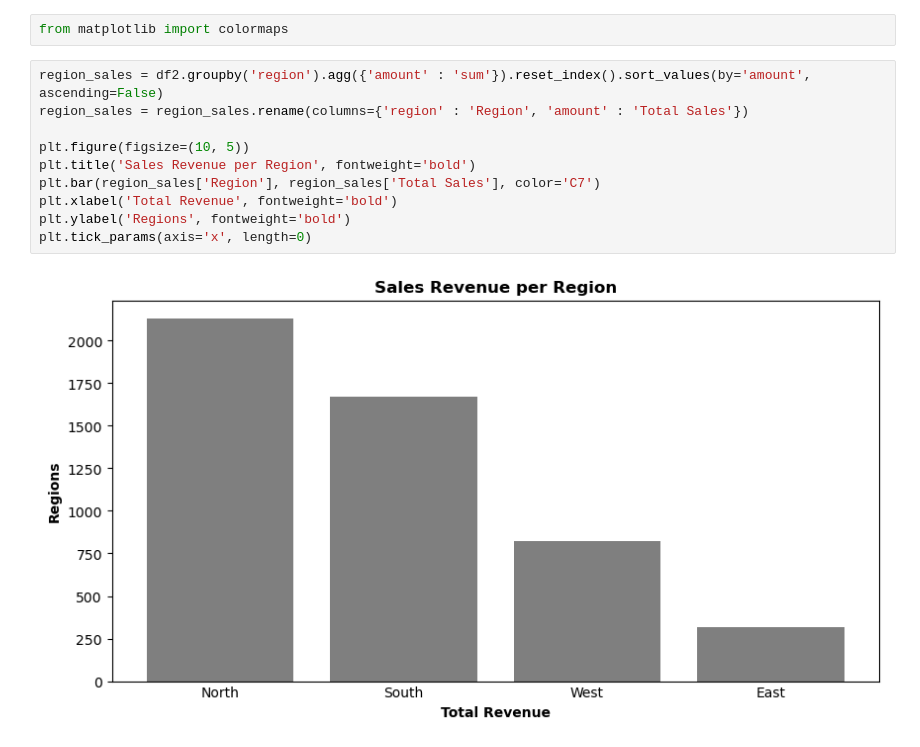
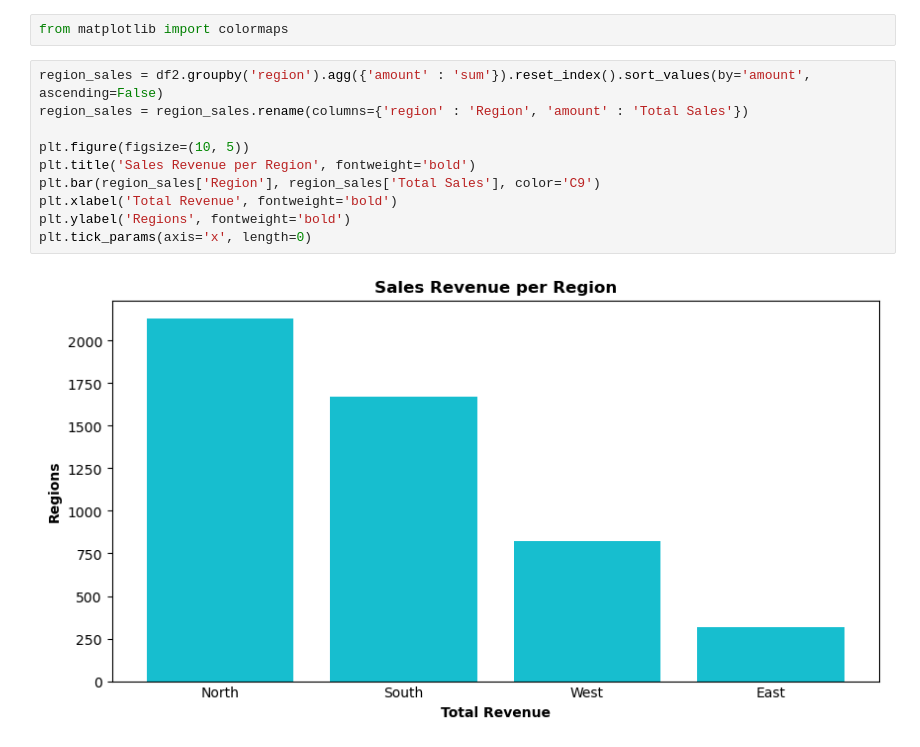
Before and after one commit to leiandrei/E-Commerce-Dataset, a Jupyter notebook: Practice #1 -Mock E-Commerce Dataset.ipynb, the cells around one changed output. Drawn from its saved outputs; the diff is of its cells as text.

```diff
--- a/Practice #1 -Mock E-Commerce Dataset.ipynb
+++ b/Practice #1 -Mock E-Commerce Dataset.ipynb
@@ -236,12 +236,12 @@ from matplotlib import colormaps
 # %%
 region_sales = df2.groupby('region').agg({'amount' : 'sum'}).reset_index().sort_values(by='amount', ascending=False)
 region_sales = region_sales.rename(columns={'region' : 'Region', 'amount' : 'Total Sales'})
 
 plt.figure(figsize=(10, 5))
 plt.title('Sales Revenue per Region', fontweight='bold')
-plt.bar(region_sales['Region'], region_sales['Total Sales'], color='C7')
+plt.bar(region_sales['Region'], region_sales['Total Sales'], color='C9')
 plt.xlabel('Total Revenue', fontweight='bold')
 plt.ylabel('Regions', fontweight='bold')
 plt.tick_params(axis='x', length=0)
 # %% [output]
-[figure, old version]
+[figure, new version]
```
Also changed, not shown: parts of 1 cell of this notebook.
